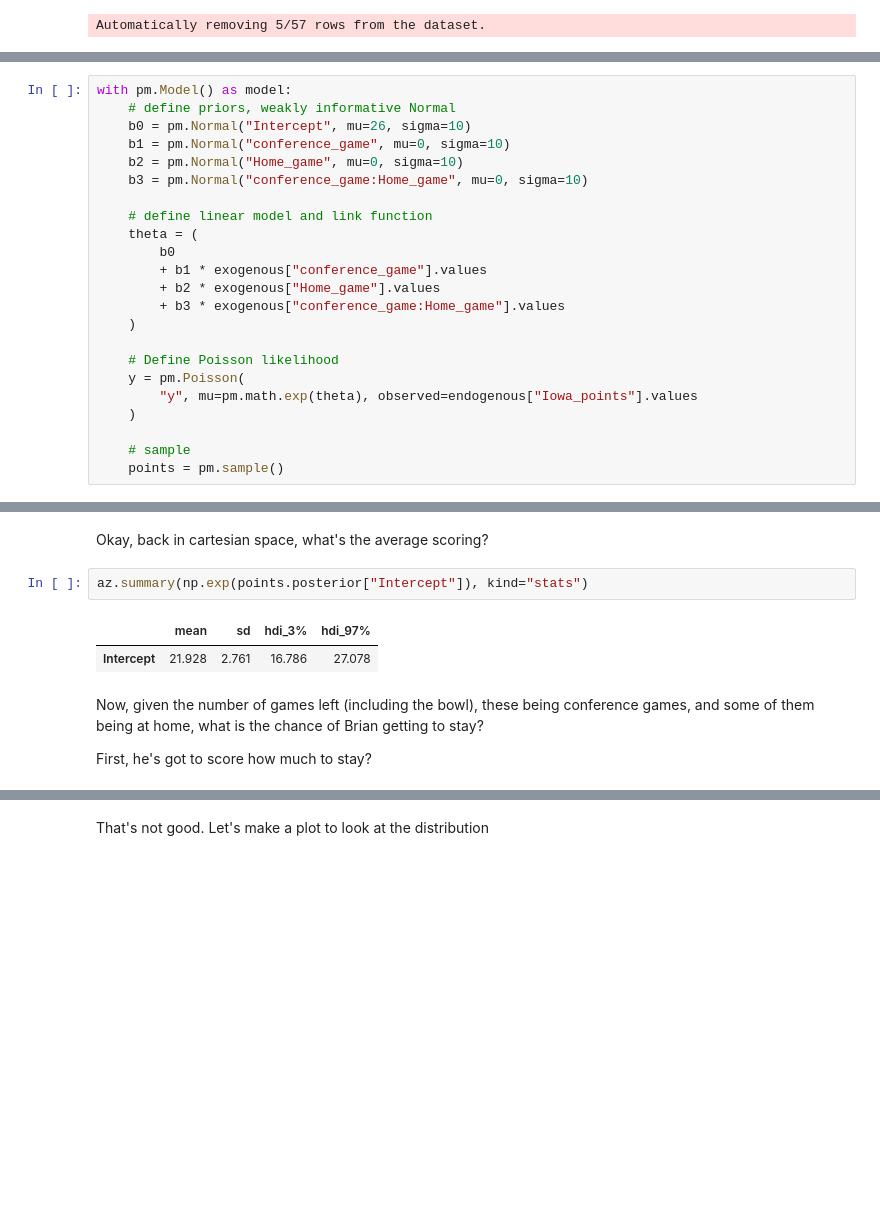
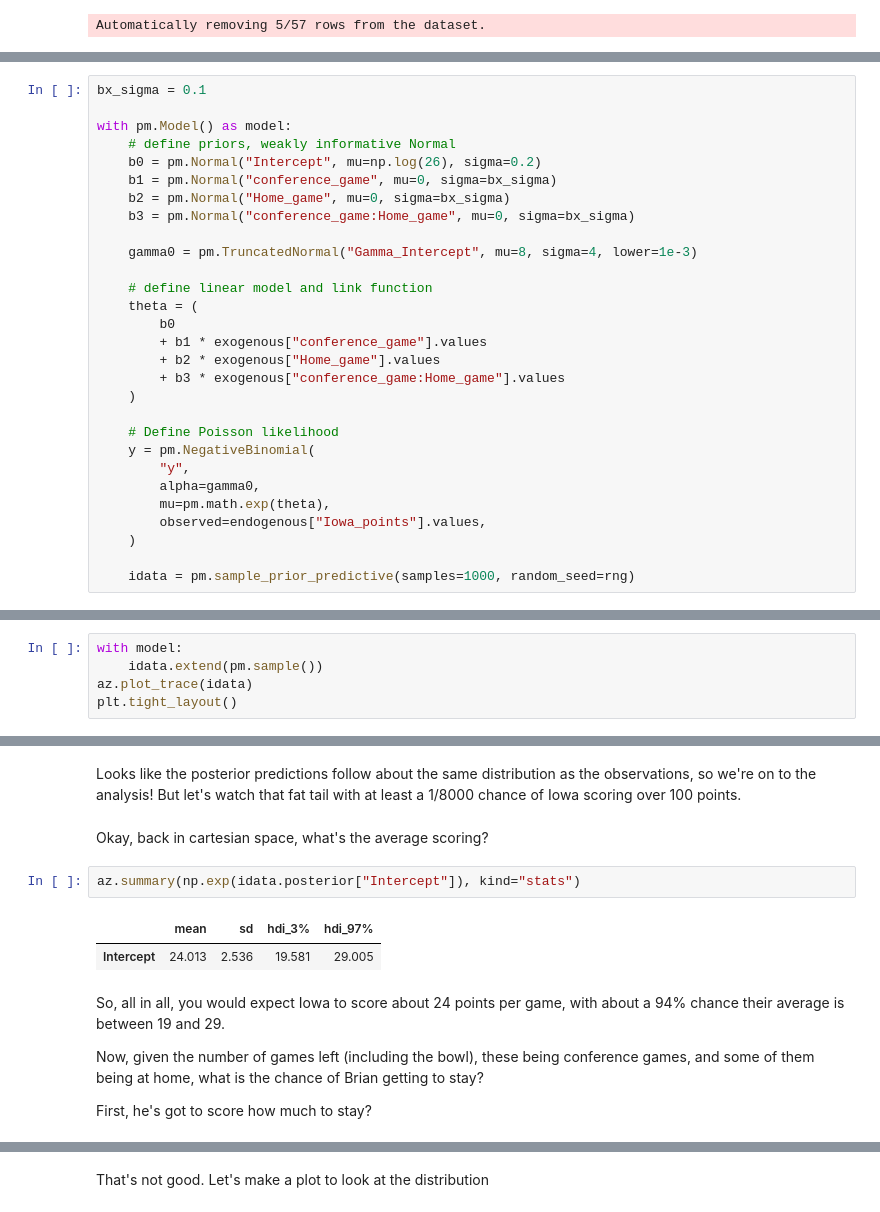
Before and after one commit to frank1010111/iowa-scoring, a Jupyter notebook: notebooks/analyze.ipynb, the cells around one changed output, grey strips where cells are left out. Cells and saved outputs as stored; diff of their text form; blank space fills up the shorter version.

```diff
--- a/notebooks/analyze.ipynb
+++ b/notebooks/analyze.ipynb
@@ -80,10 +94,14 @@ Automatically removing 5/57 rows from the dataset.
 # %%
+bx_sigma = 0.1
+
 with pm.Model() as model:
     # define priors, weakly informative Normal
-    b0 = pm.Normal("Intercept", mu=26, sigma=10)
-    b1 = pm.Normal("conference_game", mu=0, sigma=10)
-    b2 = pm.Normal("Home_game", mu=0, sigma=10)
-    b3 = pm.Normal("conference_game:Home_game", mu=0, sigma=10)
+    b0 = pm.Normal("Intercept", mu=np.log(26), sigma=0.2)
+    b1 = pm.Normal("conference_game", mu=0, sigma=bx_sigma)
+    b2 = pm.Normal("Home_game", mu=0, sigma=bx_sigma)
+    b3 = pm.Normal("conference_game:Home_game", mu=0, sigma=bx_sigma)
+
+    gamma0 = pm.TruncatedNormal("Gamma_Intercept", mu=8, sigma=4, lower=1e-3)
 
     # define linear model and link function
     theta = (
@@ -94,10 +112,12 @@ with pm.Model() as model:
     )
 
     # Define Poisson likelihood
-    y = pm.Poisson(
-        "y", mu=pm.math.exp(theta), observed=endogenous["Iowa_points"].values
+    y = pm.NegativeBinomial(
+        "y",
+        alpha=gamma0,
+        mu=pm.math.exp(theta),
+        observed=endogenous["Iowa_points"].values,
     )
 
-    # sample
-    points = pm.sample()
+    idata = pm.sample_prior_predictive(samples=1000, random_seed=rng)
 # %% [output]
@@ -114,0 +160,5 @@ plt.tight_layout()
+# %%
+with model:
+    idata.extend(pm.sample())
+az.plot_trace(idata)
+plt.tight_layout()
@@ -115,11 +182,15 @@ plt.tight_layout()
+# %% [markdown]
+Looks like the posterior predictions follow about the same distribution as the observations, so we're on to the analysis! But let's watch that fat tail with at least a 1/8000 chance of Iowa scoring over 100 points.
 # %% [markdown]
 Okay, back in cartesian space, what's the average scoring?
 # %%
-az.summary(np.exp(points.posterior["Intercept"]), kind="stats")
+az.summary(np.exp(idata.posterior["Intercept"]), kind="stats")
 # %% [output]
 |  | mean | sd | hdi_3% | hdi_97% |
-| Intercept | 21.928 | 2.761 | 16.786 | 27.078 |
+| Intercept | 24.013 | 2.536 | 19.581 | 29.005 |
 # %% [markdown]
+So, all in all, you would expect Iowa to score about 24 points per game, with about a 94% chance their average is between 19 and 29.
+
 Now, given the number of games left (including the bowl), these being conference games, and some of them being at home, what is the chance of Brian getting to stay?
 
 First, he's got to score how much to stay?
```
Also changed, not shown: parts of 20 cells of this notebook.
